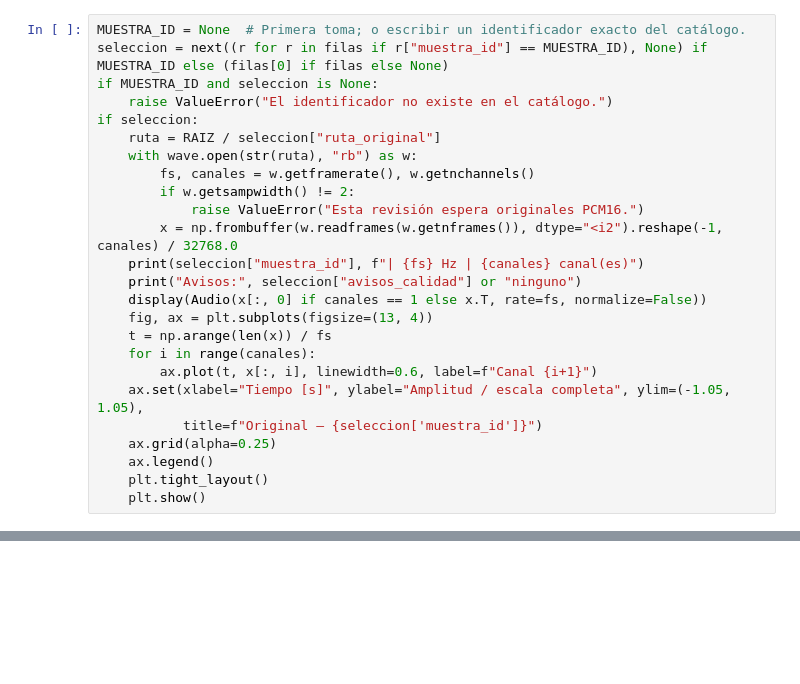
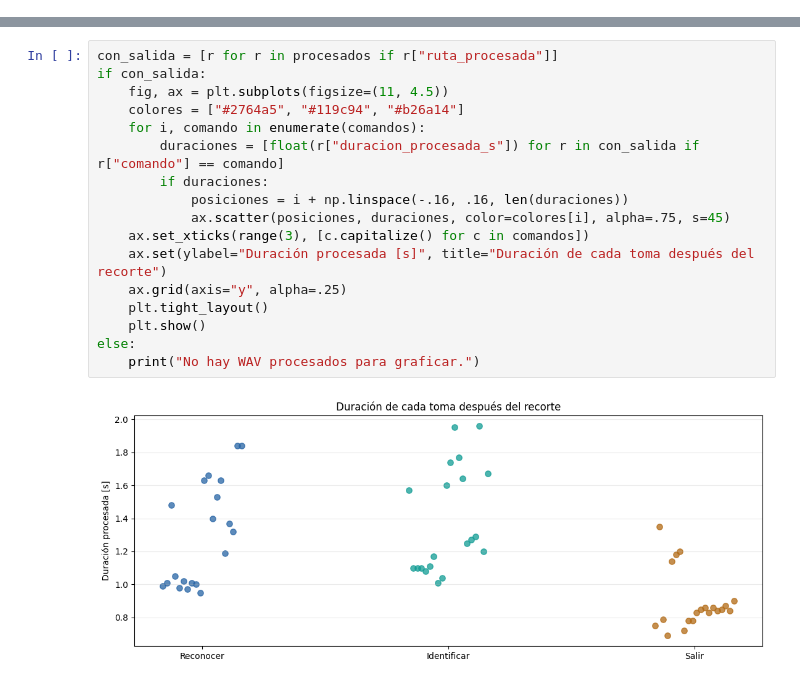
Before and after one commit to peterortiz03/Trabajo-Final-IA1, a Jupyter notebook: notebooks/02_dataset_audio_preprocesamiento.ipynb, the cells around one changed output, grey strips where cells are left out. Cells and saved outputs as stored; diff of their text form; blank space fills up the shorter version.

Commit message:
Agregar preprocesamiento incremental de voz conservando originales y avisos

```diff
--- a/notebooks/02_dataset_audio_preprocesamiento.ipynb
+++ b/notebooks/02_dataset_audio_preprocesamiento.ipynb
@@ -52,25 +89,0 @@ Se representa el original, sin recorte, remuestreo ni normalización. El ruido t
-# %%
-MUESTRA_ID = None  # Primera toma; o escribir un identificador exacto del catálogo.
-seleccion = next((r for r in filas if r["muestra_id"] == MUESTRA_ID), None) if MUESTRA_ID else (filas[0] if filas else None)
-if MUESTRA_ID and seleccion is None:
-    raise ValueError("El identificador no existe en el catálogo.")
-if seleccion:
-    ruta = RAIZ / seleccion["ruta_original"]
-    with wave.open(str(ruta), "rb") as w:
-        fs, canales = w.getframerate(), w.getnchannels()
-        if w.getsampwidth() != 2:
-            raise ValueError("Esta revisión espera originales PCM16.")
-        x = np.frombuffer(w.readframes(w.getnframes()), dtype="<i2").reshape(-1, canales) / 32768.0
-    print(seleccion["muestra_id"], f"| {fs} Hz | {canales} canal(es)")
-    print("Avisos:", seleccion["avisos_calidad"] or "ninguno")
-    display(Audio(x[:, 0] if canales == 1 else x.T, rate=fs, normalize=False))
-    fig, ax = plt.subplots(figsize=(13, 4))
-    t = np.arange(len(x)) / fs
-    for i in range(canales):
-        ax.plot(t, x[:, i], linewidth=0.6, label=f"Canal {i+1}")
-    ax.set(xlabel="Tiempo [s]", ylabel="Amplitud / escala completa", ylim=(-1.05, 1.05),
-           title=f"Original — {seleccion['muestra_id']}")
-    ax.grid(alpha=0.25)
-    ax.legend()
-    plt.tight_layout()
-    plt.show()
@@ -88,0 +108,19 @@ Antes de publicar el notebook, revisar sus salidas: un reproductor ejecutado pue
+# %%
+con_salida = [r for r in procesados if r["ruta_procesada"]]
+if con_salida:
+    fig, ax = plt.subplots(figsize=(11, 4.5))
+    colores = ["#2764a5", "#119c94", "#b26a14"]
+    for i, comando in enumerate(comandos):
+        duraciones = [float(r["duracion_procesada_s"]) for r in con_salida if r["comando"] == comando]
+        if duraciones:
+            posiciones = i + np.linspace(-.16, .16, len(duraciones))
+            ax.scatter(posiciones, duraciones, color=colores[i], alpha=.75, s=45)
+    ax.set_xticks(range(3), [c.capitalize() for c in comandos])
+    ax.set(ylabel="Duración procesada [s]", title="Duración de cada toma después del recorte")
+    ax.grid(axis="y", alpha=.25)
+    plt.tight_layout()
+    plt.show()
+else:
+    print("No hay WAV procesados para graficar.")
+# %% [output]
+[figure, added]
```
Also changed, not shown: parts of 14 cells of this notebook, 8 other files.
